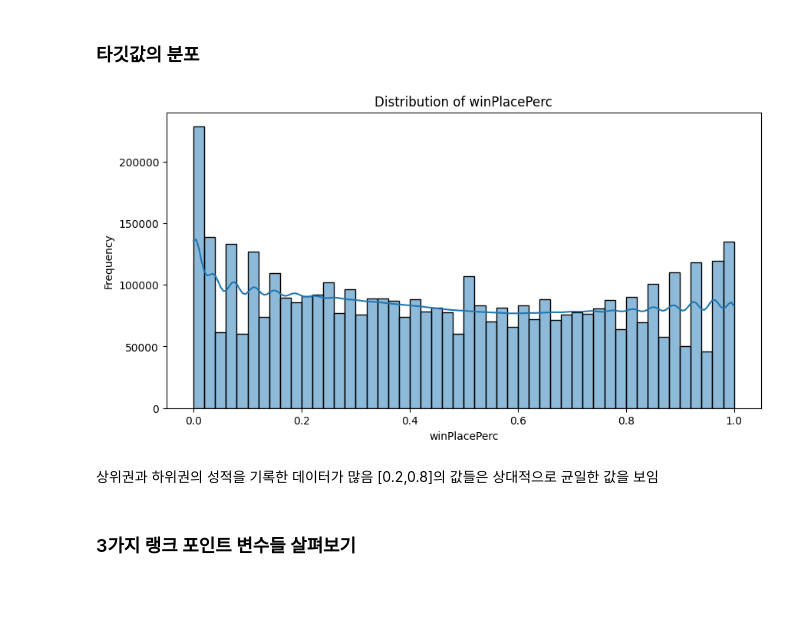
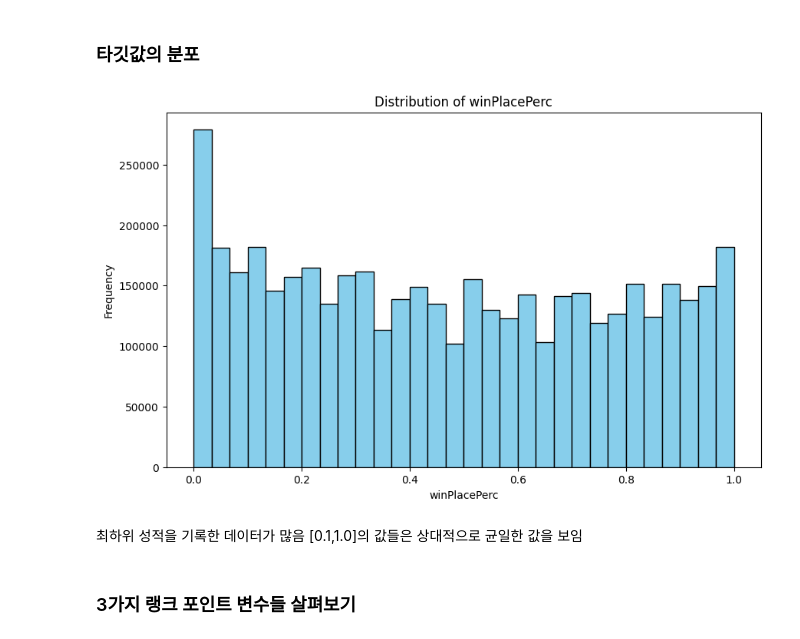
Before and after one commit to p-garden/data-solution, a Jupyter notebook: BATTLRGROUND/notebooke3a40bfc51.ipynb, the cells around one changed output. Cells and saved outputs as stored; diff of their text form; code cells hidden in the pictures; blank space fills up the shorter version.

```diff
--- a/BATTLRGROUND/notebooke3a40bfc51.ipynb
+++ b/BATTLRGROUND/notebooke3a40bfc51.ipynb
@@ -125,16 +125,18 @@ dtype: int64
 # %% [markdown]
 ### 타깃값의 분포
 # %%
-plt.figure(figsize=(10, 5))
-sns.histplot(train['winPlacePerc'], bins=50, kde=True)
-plt.title("Distribution of winPlacePerc")
-plt.xlabel("winPlacePerc")
-plt.ylabel("Frequency")
+import matplotlib.pyplot as plt
+
+plt.figure(figsize=(10, 6))
+plt.hist(train['winPlacePerc'], bins=30, color='skyblue', edgecolor='black')
+plt.title('Distribution of winPlacePerc')
+plt.xlabel('winPlacePerc')
+plt.ylabel('Frequency')
 plt.show()
 # %% [output]
-[figure, old version]
+[figure, new version]
 # %% [markdown]
-상위권과 하위권의 성적을 기록한 데이터가 많음 [0.2,0.8]의 값들은 상대적으로 균일한 값을 보임
+최하위 성적을 기록한 데이터가 많음 [0.1,1.0]의 값들은 상대적으로 균일한 값을 보임
 # %% [markdown]
 ### 3가지 랭크 포인트 변수들 살펴보기
 # %%
```
Also changed, not shown: parts of 43 cells of this notebook.
